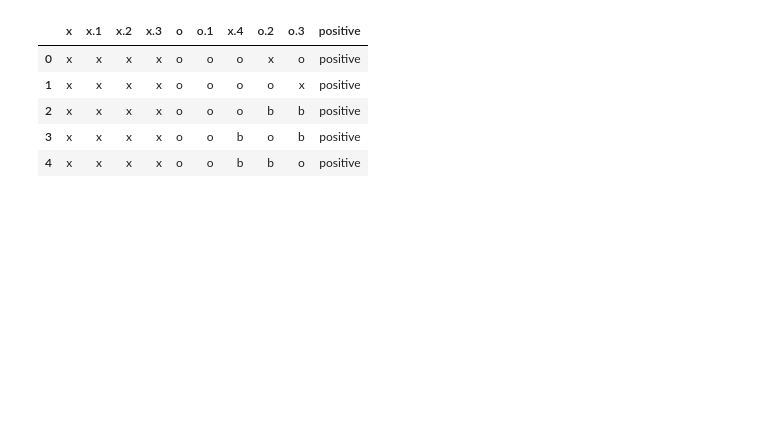
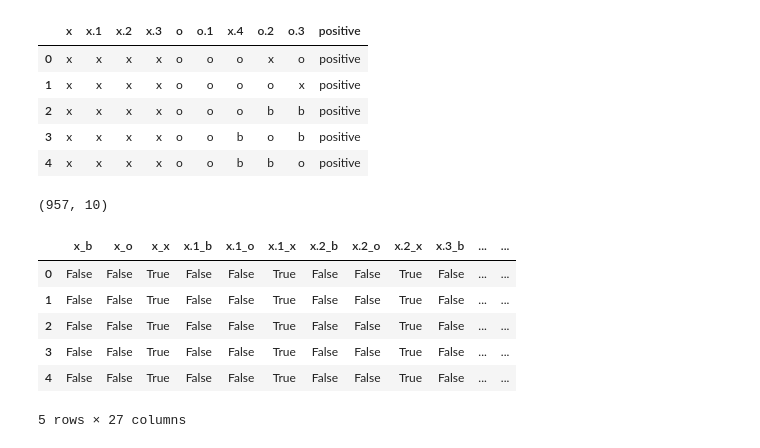
Before and after one commit to IguanaAzul/ufmg-mestrado-ml-tp2-adaboost, a Jupyter notebook: notebooks/tp2-adaboost.ipynb, the cells around one changed output. Drawn from its saved outputs; the diff is of its cells as text; code cells hidden in the pictures; blank space fills up the shorter version.

```diff
--- a/notebooks/tp2-adaboost.ipynb
+++ b/notebooks/tp2-adaboost.ipynb
@@ -20,5 +36,20 @@ df_tic_tac_toe.head()
 | 2 | x | x | x | x | o | o | o | b | b | positive |
 | 3 | x | x | x | x | o | o | b | o | b | positive |
 | 4 | x | x | x | x | o | o | b | b | o | positive |
+# %%
+df_tic_tac_toe.shape
+# %% [output]
+(957, 10)
 # %%
-x = pd.get_dummies(df_tic_tac_toe.drop(columns=['positive'])).values
+# Aplicando one-hot-encoding para as variáveis, já que podemos ter 3 valores em cada coluna,
+# Precisamos torná-las variáveis binárias.
+x = pd.get_dummies(df_tic_tac_toe.drop(columns=['positive']))
+x.head()
+# %% [output]
+|  | x_b | x_o | x_x | x.1_b | x.1_o | x.1_x | x.2_b | x.2_o | x.2_x | x.3_b | ... | ... |
+| 0 | False | False | True | False | False | True | False | False | True | False | ... | ... |
+| 1 | False | False | True | False | False | True | False | False | True | False | ... | ... |
+| 2 | False | False | True | False | False | True | False | False | True | False | ... | ... |
+| 3 | False | False | True | False | False | True | False | False | True | False | ... | ... |
+| 4 | False | False | True | False | False | True | False | False | True | False | ... | ... |
+5 rows × 27 columns
```
Also changed, not shown: parts of 14 cells of this notebook, 4 other files.
